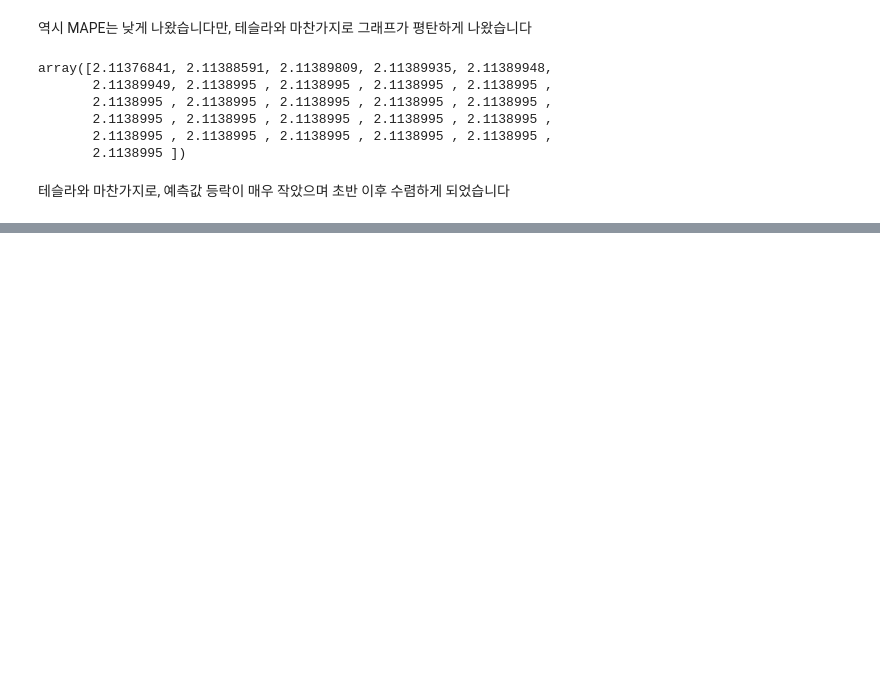
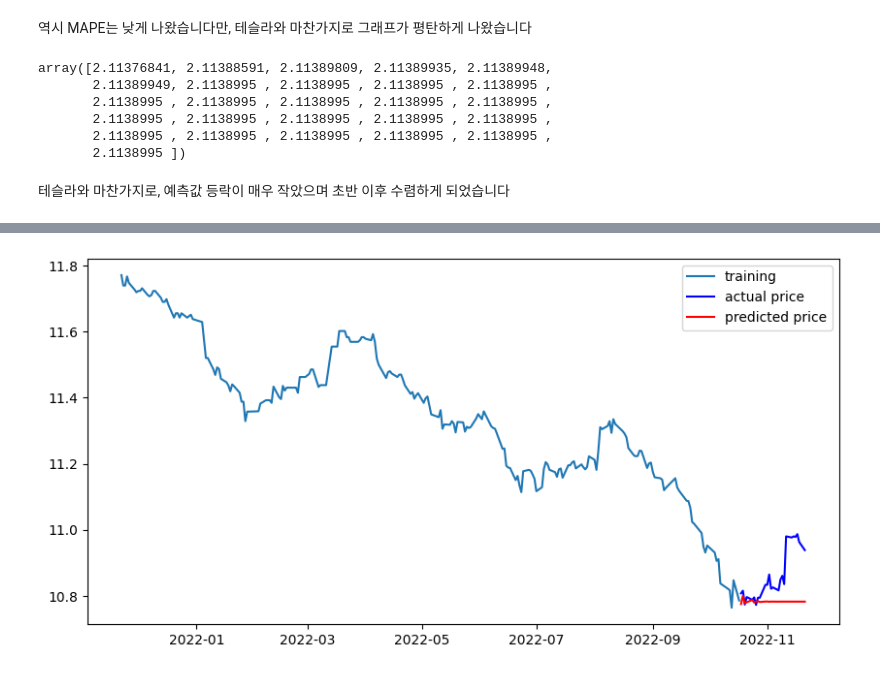
Before and after one commit to andkspark/Exploration, a Jupyter notebook: ex04_KSPARK.ipynb, the cells around one changed output, grey strips where cells are left out. Cells and saved outputs as stored; diff of their text form; code cells hidden in the pictures; blank space fills up the shorter version.

```diff
--- a/ex04_KSPARK.ipynb
+++ b/ex04_KSPARK.ipynb
@@ -1187,0 +1212,5 @@ array([2.11376841, 2.11388591, 2.11389809, 2.11389935, 2.11389948,
+# %%
+model_kakao = ARIMA(train_data_kakao, order=(4, 1, 0))
+fitted_m_kakao = model_kakao.fit()
+
+print(fitted_m_kakao.summary())
@@ -1187,0 +1235,14 @@ array([2.11376841, 2.11388591, 2.11389809, 2.11389935, 2.11389948,
+# %%
+fc_kakao = fitted_m_kakao.forecast(len(test_data_kakao), alpha=0.05)  # 95% conf
+fc_kakao = np.array(fc_kakao)
+
+fc_series_kakao = pd.Series(fc_kakao, index=test_data_kakao.index)   # 예측결과
+
+plt.figure(figsize=(10,5), dpi=100)
+plt.plot(train_data_kakao, label='training')
+plt.plot(test_data_kakao, c='b', label='actual price')
+plt.plot(fc_series_kakao, c='r',label='predicted price')
+plt.legend()
+plt.show()
+# %% [output]
+[figure, added]
```
Also changed, not shown: parts of 21 cells of this notebook.
